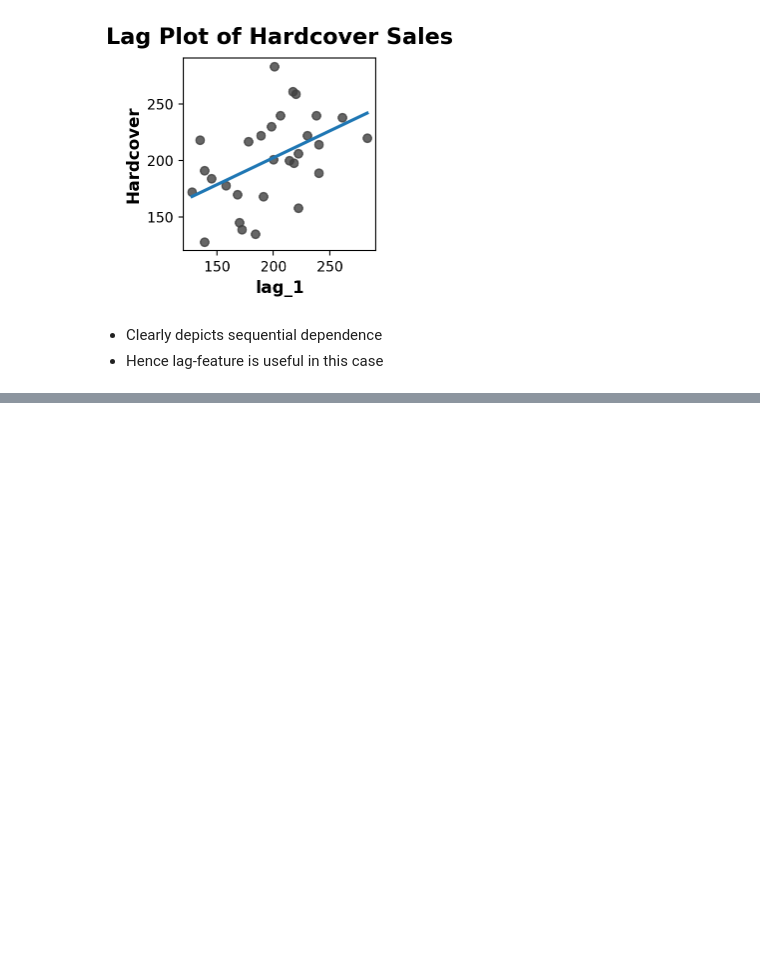
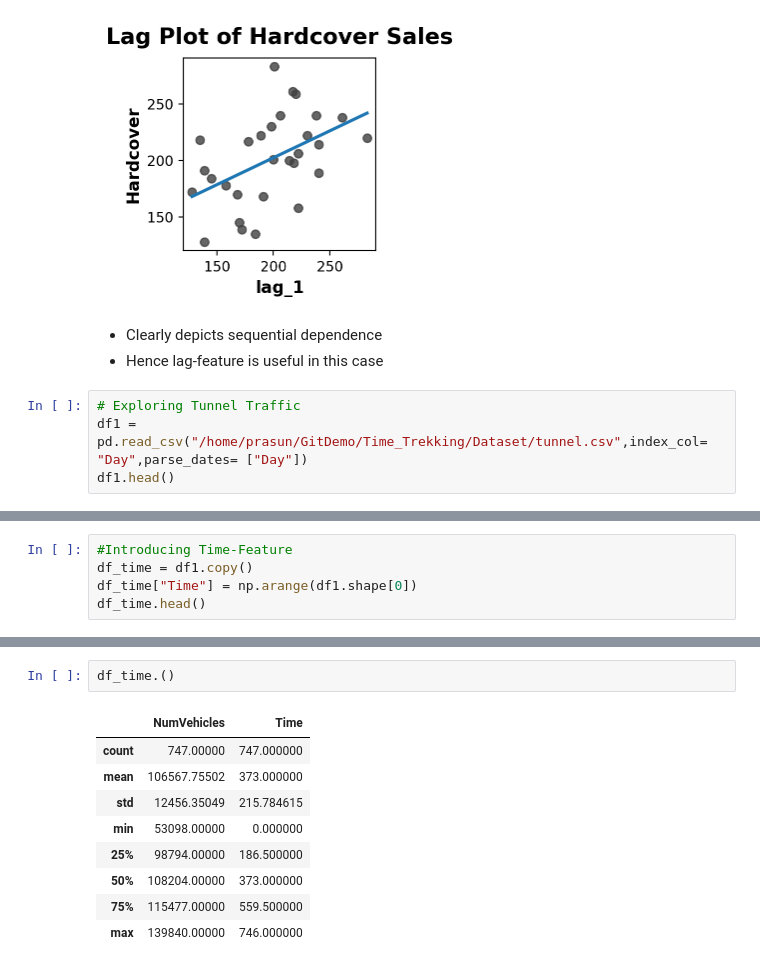
Before and after one commit to pb319/Time_Trekking, a Jupyter notebook: Lesson1/practice.ipynb, the cells around one changed output, grey strips where cells are left out. Saved outputs shown, nothing was run; the diff lists cells and outputs as text; blank space fills up the shorter version.

```diff
--- a/Lesson1/practice.ipynb
+++ b/Lesson1/practice.ipynb
@@ -79,3 +79,7 @@ Text(0.5, 1.0, 'Lag Plot of Hardcover Sales')
 # %% [markdown]
 - Clearly depicts sequential dependence
 - Hence lag-feature is useful in this case
+# %%
+# Exploring Tunnel Traffic
+df1 = pd.read_csv("/home/prasun/GitDemo/Time_Trekking/Dataset/tunnel.csv",index_col= "Day",parse_dates= ["Day"])
+df1.head()
@@ -81,0 +94,5 @@ Text(0.5, 1.0, 'Lag Plot of Hardcover Sales')
+# %%
+#Introducing Time-Feature
+df_time = df1.copy()
+df_time["Time"] = np.arange(df1.shape[0])
+df_time.head()
@@ -81,0 +107,12 @@ Text(0.5, 1.0, 'Lag Plot of Hardcover Sales')
+# %%
+df_time.()
+# %% [output]
+|  | NumVehicles | Time |
+| count | 747.00000 | 747.000000 |
+| mean | 106567.75502 | 373.000000 |
+| std | 12456.35049 | 215.784615 |
+| min | 53098.00000 | 0.000000 |
+| 25% | 98794.00000 | 186.500000 |
+| 50% | 108204.00000 | 373.000000 |
+| 75% | 115477.00000 | 559.500000 |
+| max | 139840.00000 | 746.000000 |
```
Also changed, not shown: parts of 3 cells of this notebook.
